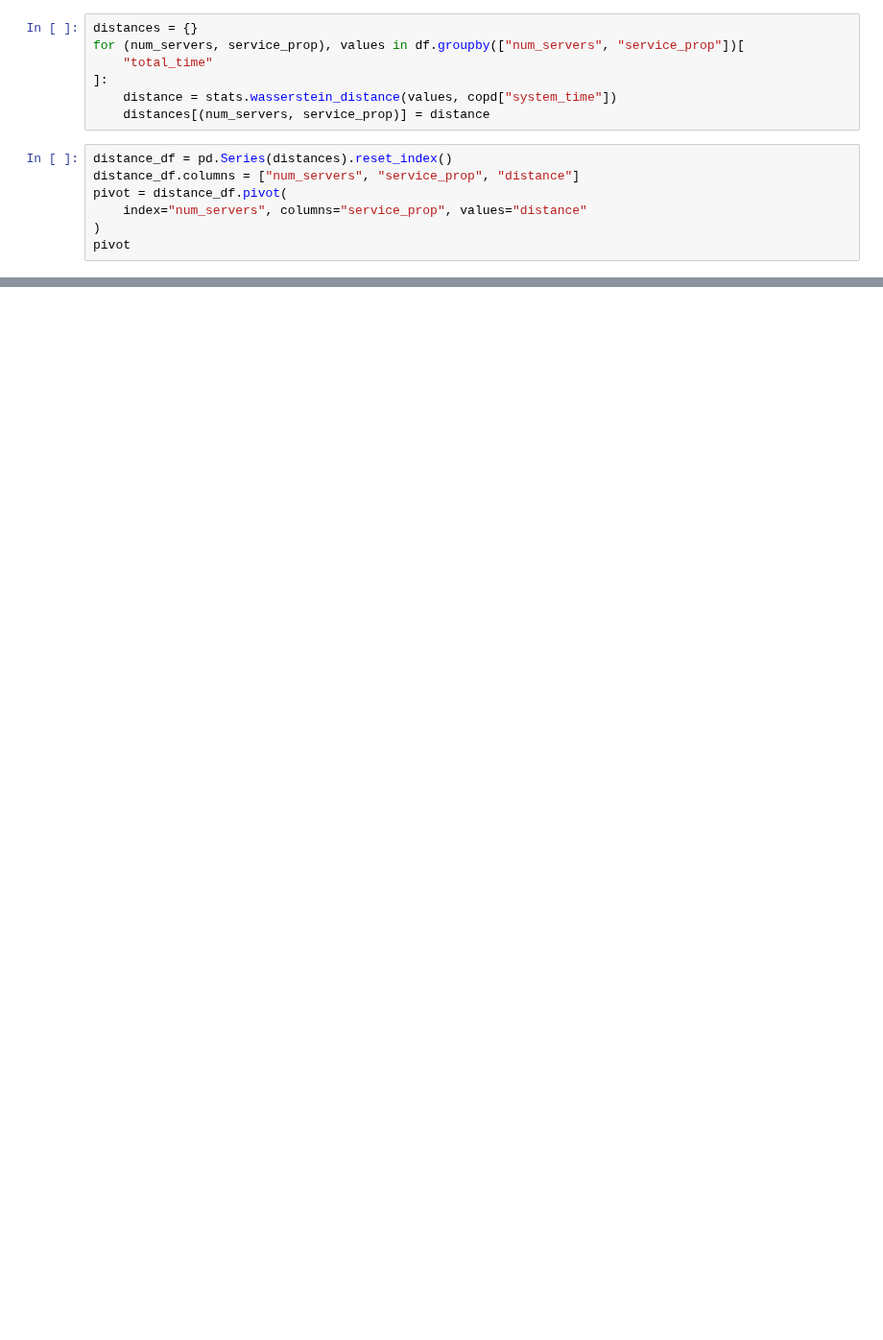
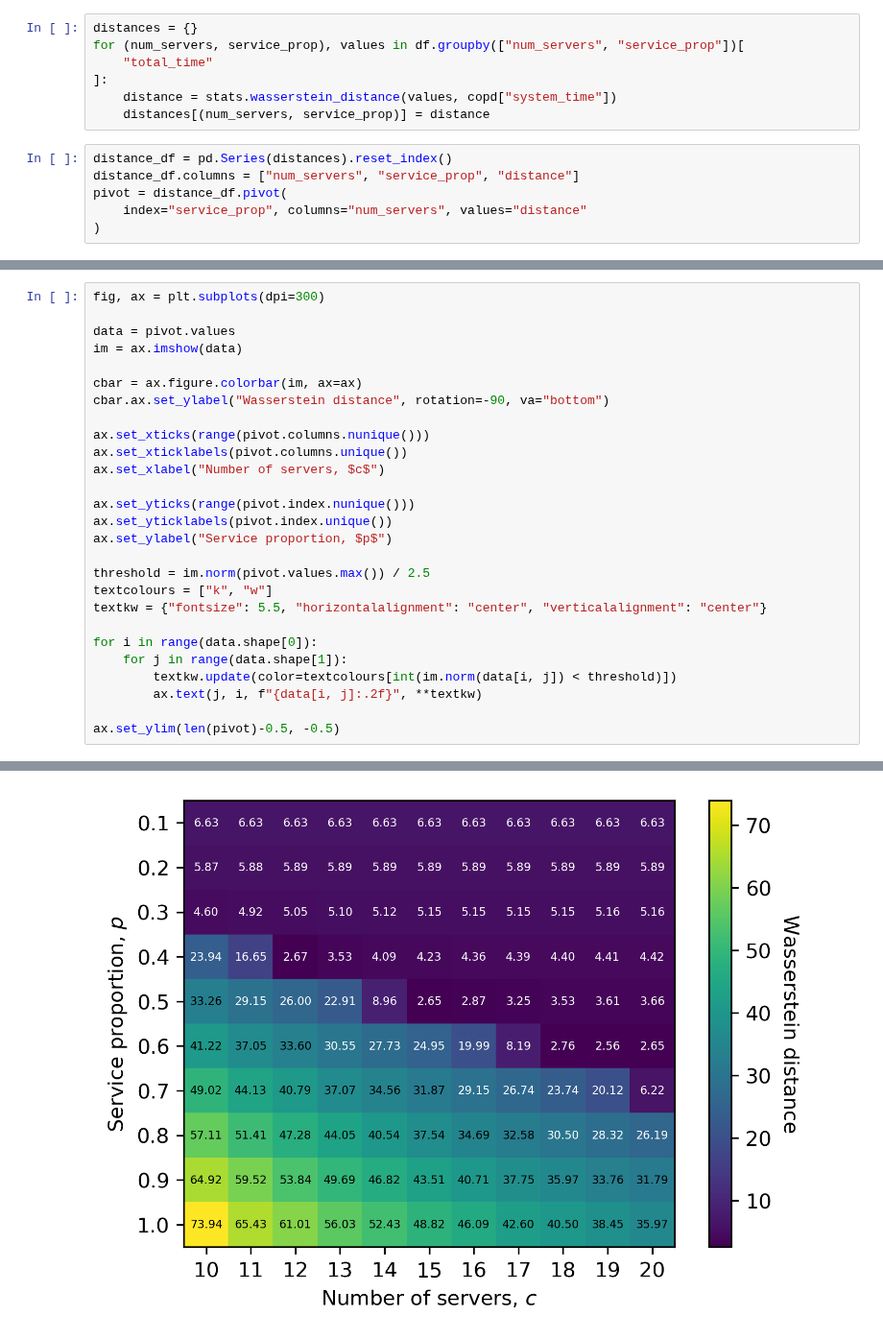
Before and after one commit to daffidwilde/copd-paper, a Jupyter notebook: nbs/queuing.ipynb, the cells around one changed output, grey strips where cells are left out. Shown at 96% size. Drawn from its saved outputs; the diff is of its cells as text; blank space fills up the shorter version.

```diff
--- a/nbs/queuing.ipynb
+++ b/nbs/queuing.ipynb
@@ -270,6 +262,5 @@ for (num_servers, service_prop), values in df.groupby(["num_servers", "service_p
 distance_df = pd.Series(distances).reset_index()
 distance_df.columns = ["num_servers", "service_prop", "distance"]
 pivot = distance_df.pivot(
-    index="num_servers", columns="service_prop", values="distance"
+    index="service_prop", columns="num_servers", values="distance"
 )
-pivot
@@ -289,0 +282,28 @@ pivot
+# %%
+fig, ax = plt.subplots(dpi=300)
+
+data = pivot.values
+im = ax.imshow(data)
+
+cbar = ax.figure.colorbar(im, ax=ax)
+cbar.ax.set_ylabel("Wasserstein distance", rotation=-90, va="bottom")
+
+ax.set_xticks(range(pivot.columns.nunique()))
+ax.set_xticklabels(pivot.columns.unique())
+ax.set_xlabel("Number of servers, $c$")
+
+ax.set_yticks(range(pivot.index.nunique()))
+ax.set_yticklabels(pivot.index.unique())
+ax.set_ylabel("Service proportion, $p$")
+
+threshold = im.norm(pivot.values.max()) / 2.5
+textcolours = ["k", "w"]
+textkw = {"fontsize": 5.5, "horizontalalignment": "center", "verticalalignment": "center"}
+
+for i in range(data.shape[0]):
+    for j in range(data.shape[1]):
+        textkw.update(color=textcolours[int(im.norm(data[i, j]) < threshold)])
+        ax.text(j, i, f"{data[i, j]:.2f}", **textkw)
+
+ax.set_ylim(len(pivot)-0.5, -0.5)
+# %% [output]
@@ -290,3 +311,4 @@ pivot
+[figure, added]
 # %%
 idx = distance_df["distance"].values.argmin()
 best = distance_df.iloc[idx]
```
Also changed, not shown: parts of 12 cells of this notebook.
